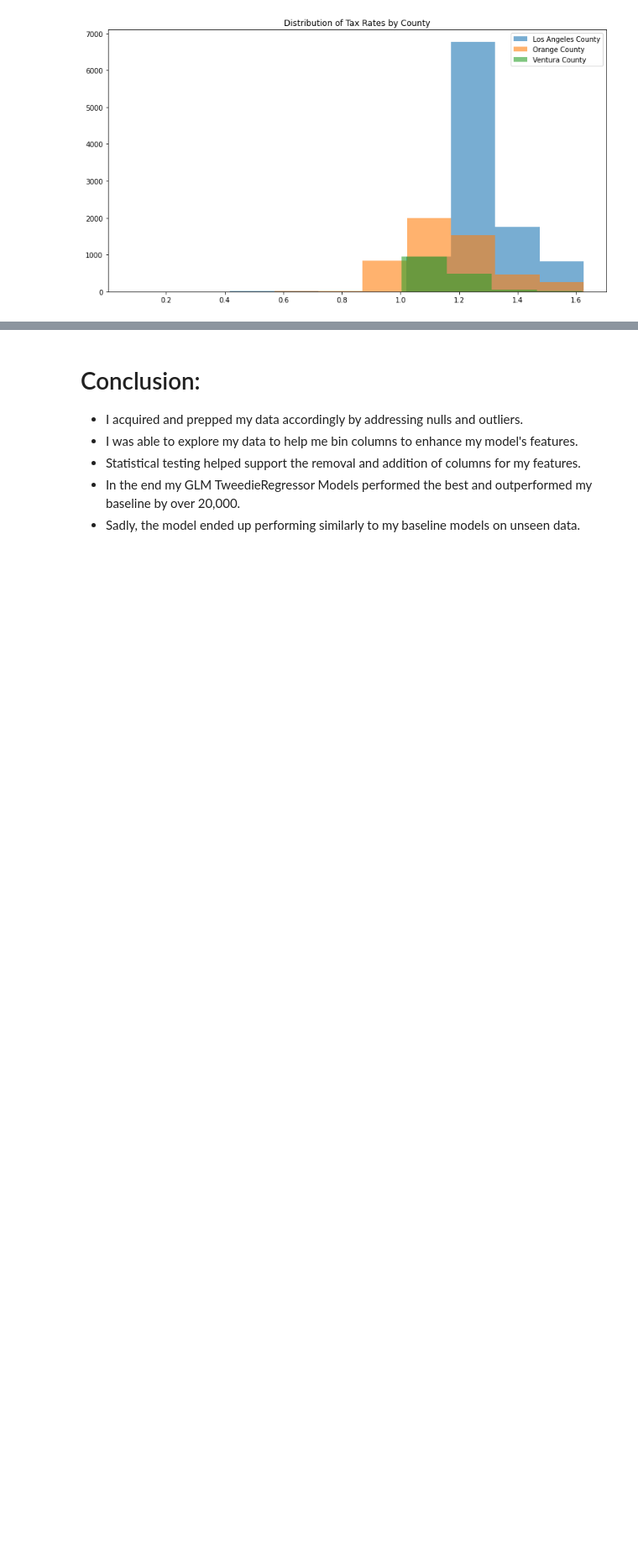
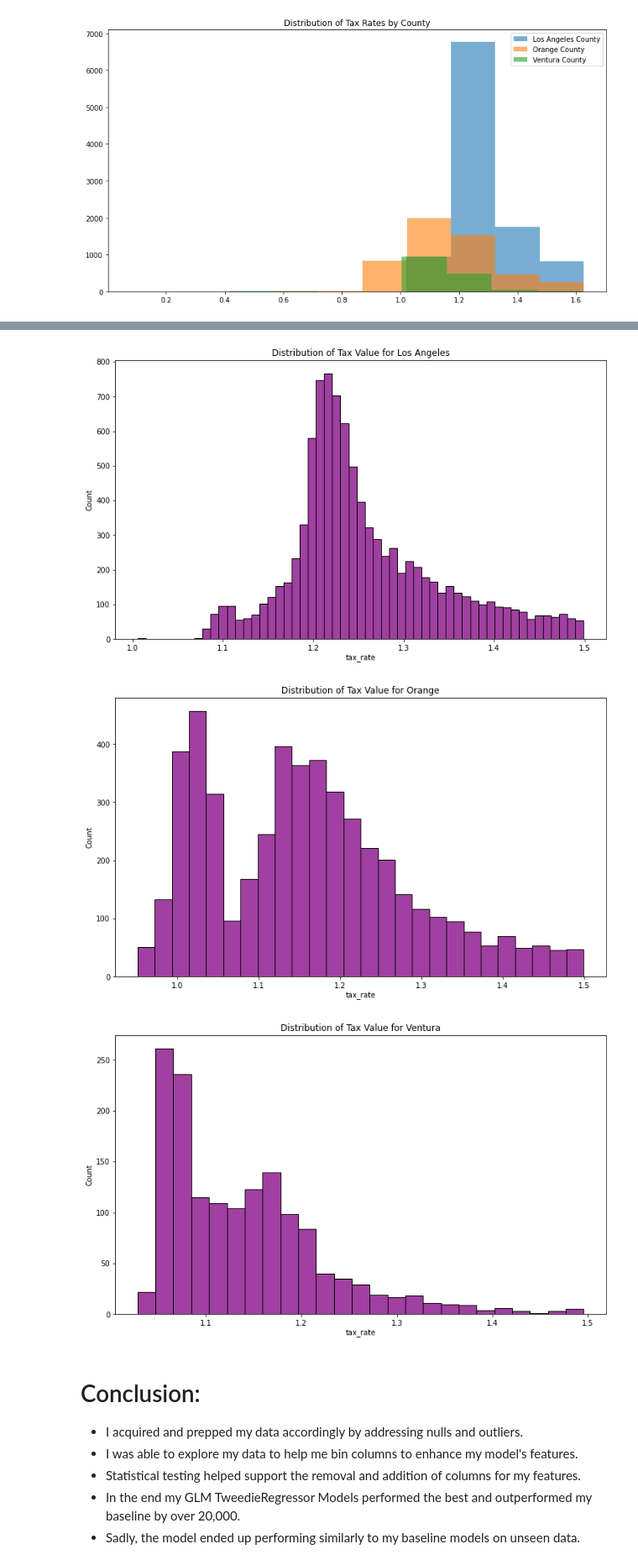
Before and after one commit to DesireeMcElroy/zillow-regression-project, a Jupyter notebook: zillow.ipynb, the cells around one changed output, grey strips where cells are left out. Shown at 84% size. Drawn from its saved outputs; the diff is of its cells as text; code cells hidden in the pictures; blank space fills up the shorter version.

```diff
--- a/zillow.ipynb
+++ b/zillow.ipynb
@@ -773,0 +775,18 @@ plt.show()
+# %%
+# let's go ahead and wrangle the outliers since they're skewing the data
+def outlier_bounds(df, columns):
+    '''
+    calculates the lower and upper bound to locate outliers in variables
+    '''
+    for i in columns:
+        quartile1, quartile3 = np.percentile(df[i], [25,75])
+        IQR_value = quartile3 - quartile1
+        lower_bound = max((quartile1 - (1.5 * IQR_value)),0)
+        upper_bound = min((quartile3 + (1.5 * IQR_value)),max(df[i]))
+        print(f'For {i} the lower bound is {lower_bound} and  upper bound is {upper_bound}')
+
+        df = df[(df[i] <= upper_bound) & (df[i] > lower_bound)]
+
+    return df
+# %%
+train = outlier_bounds(train, ['tax_rate'])
@@ -774,3 +795,24 @@ plt.show()
+# %%
+# visualization of tax rates
+
+plt.figure(figsize=(12,7))
+sns.histplot(data=train, x=train[train['county']=='Los Angeles'].tax_rate, color='purple')
+plt.title('Distribution of Tax Value for Los Angeles')
+plt.show()
+
+plt.figure(figsize=(12,7))
+sns.histplot(data=train, x=train[train['county']=='Orange'].tax_rate, color='purple')
+plt.title('Distribution of Tax Value for Orange')
+plt.show()
+
+plt.figure(figsize=(12,7))
+sns.histplot(data=train, x=train[train['county']=='Ventura'].tax_rate, color='purple')
+plt.title('Distribution of Tax Value for Ventura')
+plt.show()
+# %% [output]
+[figure, added]
+[figure, added]
+[figure, added]
 # %% [markdown]
 # Conclusion:
 - I acquired and prepped my data accordingly by addressing nulls and outliers.
```
Also changed, not shown: parts of 7 cells of this notebook.
